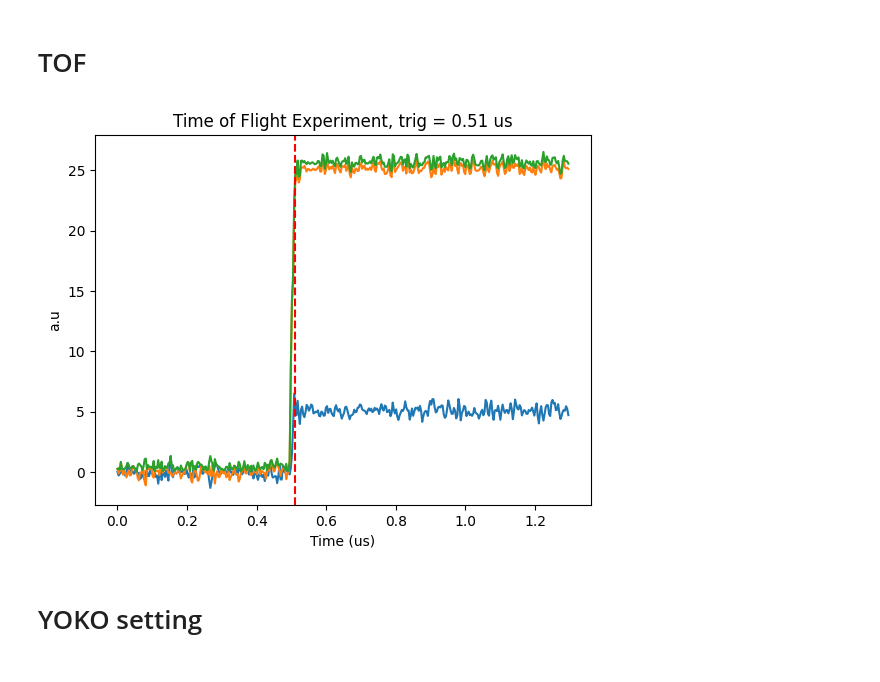
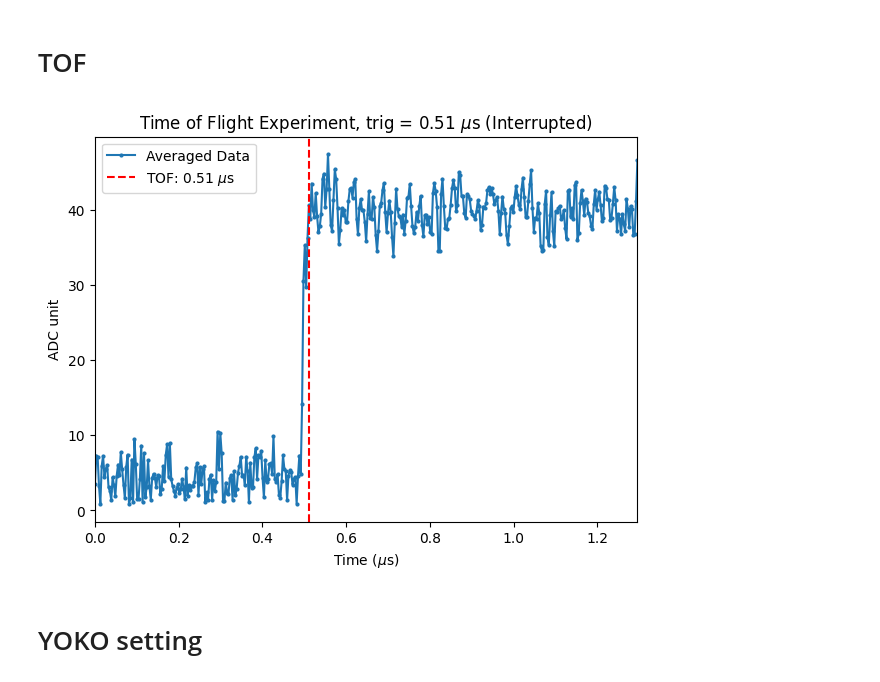
Before and after one commit to JayChien04717/SQD_soc, a Jupyter notebook: single_qubit_calibrate.ipynb, the cells around one changed output. Drawn from its saved outputs; the diff is of its cells as text; code cells hidden in the pictures.

```diff
--- a/single_qubit_calibrate.ipynb
+++ b/single_qubit_calibrate.ipynb
@@ -105,26 +105,26 @@ phi = 0.5
 # %% [markdown]
 # TOF
 # %%
-from single_qubit_pyscrip_v1_2.s001_time_of_flight import TOF
+from qick_workspace.scrip.s001_time_of_flight import TOF
 
 run_cfg = select_config_idx(config, qubit_idx)
 run_cfg.update(
     {
         "res_freq_ge": 6000,
         "ro_length": 1.3,
         "res_legnth": 0.2,
         "res_gain_ge": 1,
         "res_ch": 0,
     }
 )
 
 tof = TOF(soc, soccfg, run_cfg)
-tof.run(2000)
-tof.plot()
+tof.run(100, liveplot=True)
+# tof.plot()
 
 config["trig_time"] = 0.49
 # %% [output]
-[figure, old version]
+[figure, new version]
 # %% [markdown]
 # YOKO setting
 # %%
```
Also changed, not shown: parts of 20 cells of this notebook, 37 other files.
